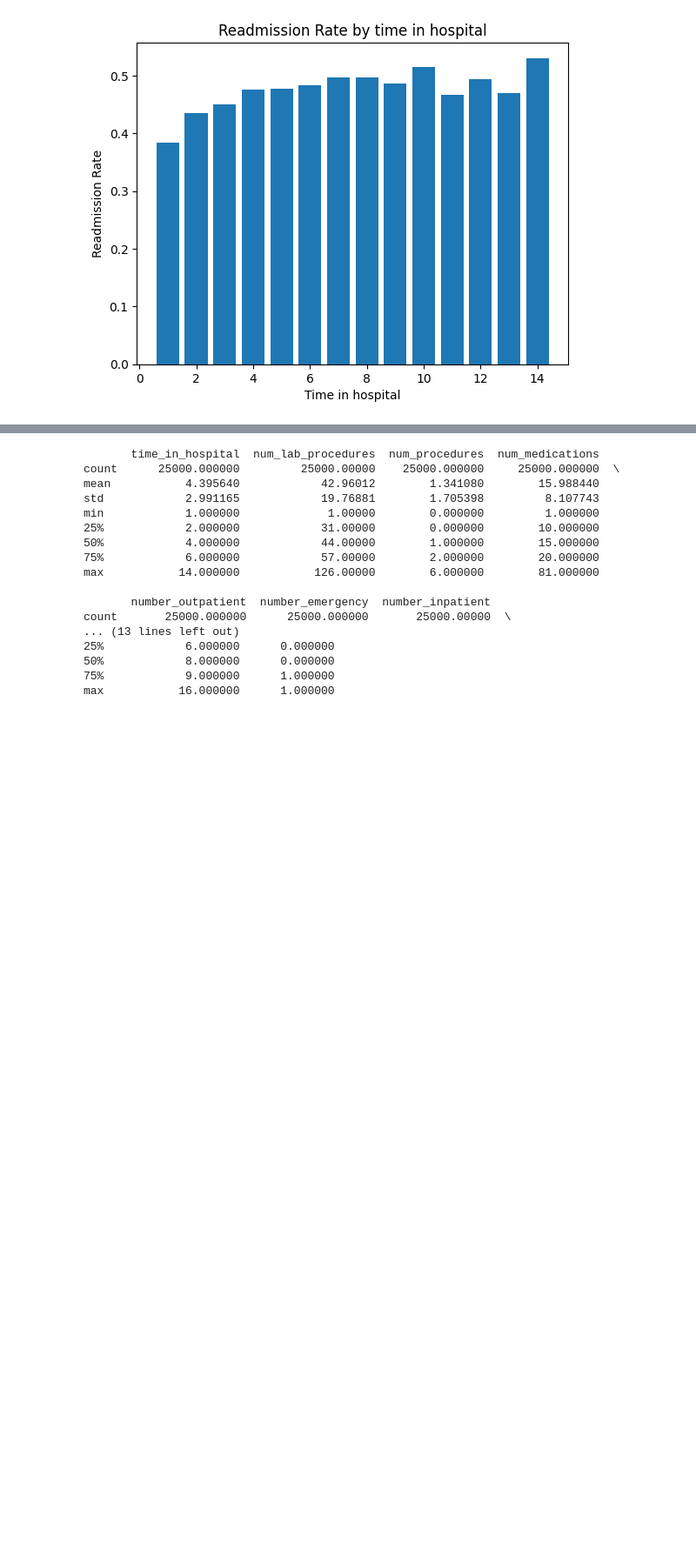
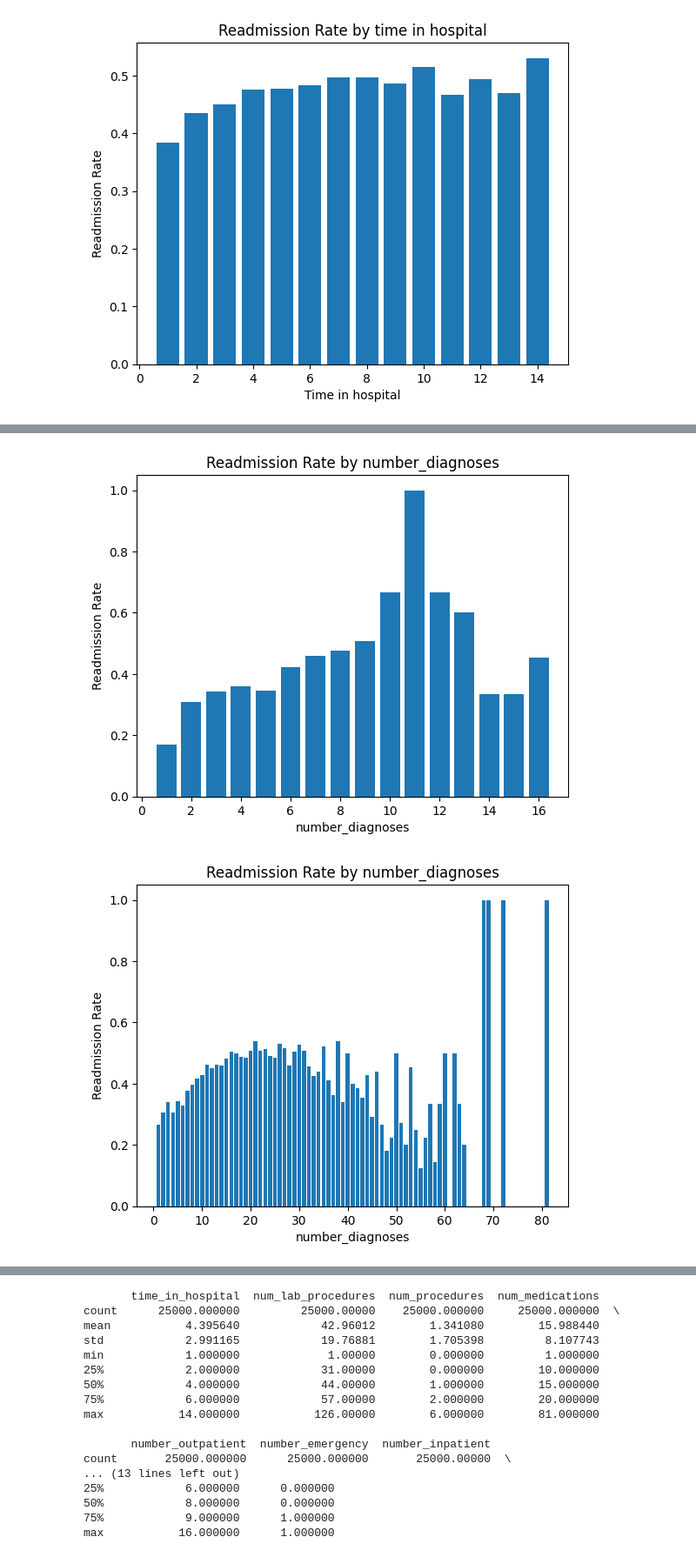
Before and after one commit to thechemist54/MSDS530-GCollab, a Jupyter notebook: healthCarePatientReadmissions.ipynb, the cells around one changed output, grey strips where cells are left out. Shown: that part at 87% size. Saved outputs shown, nothing was run; the diff lists cells and outputs as text; code cells hidden in the pictures; blank space fills up the shorter version.

```diff
--- a/healthCarePatientReadmissions.ipynb
+++ b/healthCarePatientReadmissions.ipynb
@@ -64,0 +86,21 @@ plt.show()
+# %%
+plt.bar(number_diagnoses.index, number_diagnoses.values)
+plt.xlabel('number_diagnoses')
+plt.ylabel('Readmission Rate')
+plt.title('Readmission Rate by number_diagnoses')
+plt.show()
+
+plt.bar(num_medications.index, num_medications.values)
+plt.xlabel('number_diagnoses')
+plt.ylabel('Readmission Rate')
+plt.title('Readmission Rate by number_diagnoses')
+plt.show()
+
+plt.bar(num_procedures.index, num_procedures.values)
+plt.xlabel('number_medications')
+plt.ylabel('Readmission Rate')
+plt.title('Readmission Rate by number_medications')
+plt.show()
+# %% [output]
+[figure, added]
+[figure, added]
```
Also changed, not shown: parts of 20 cells of this notebook.
